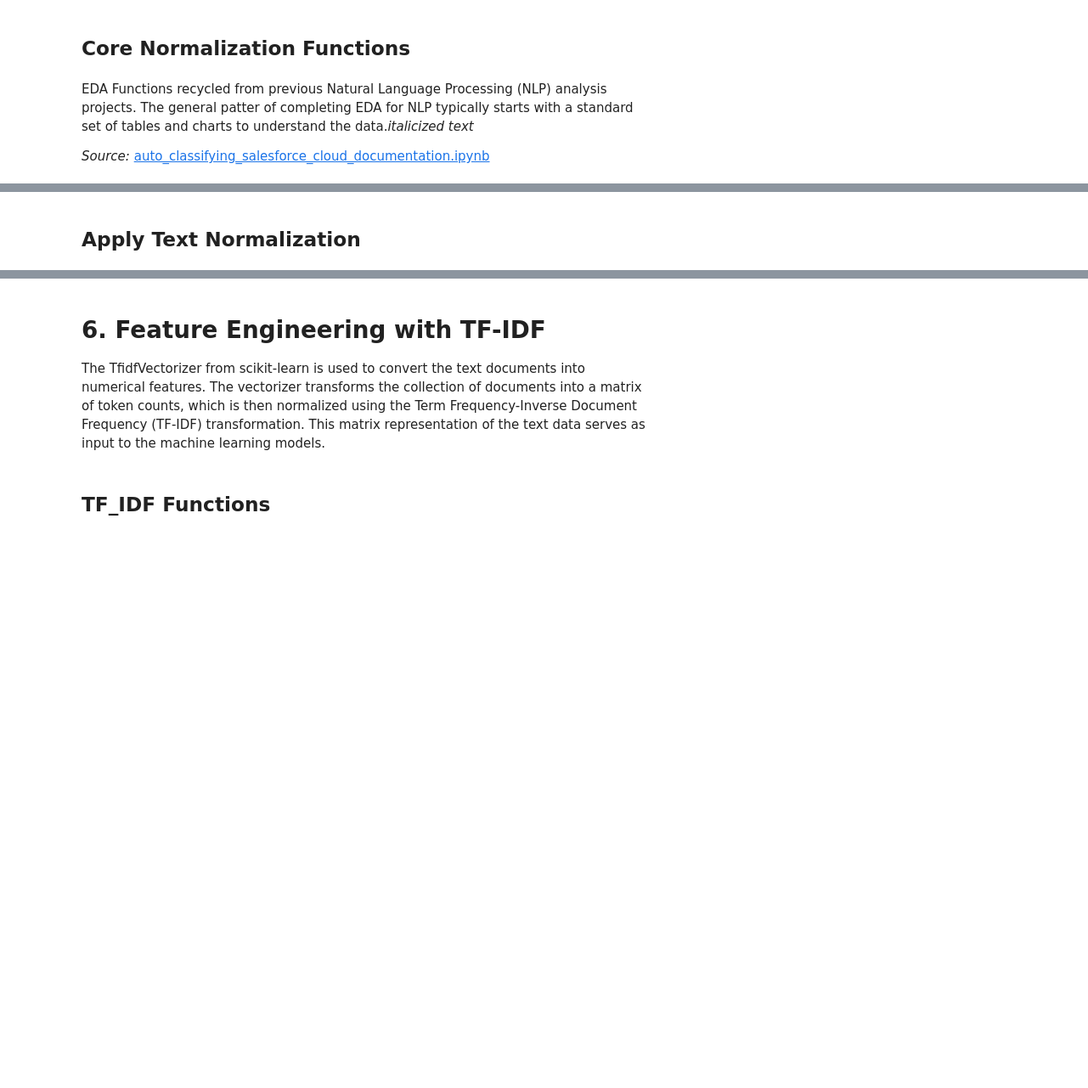
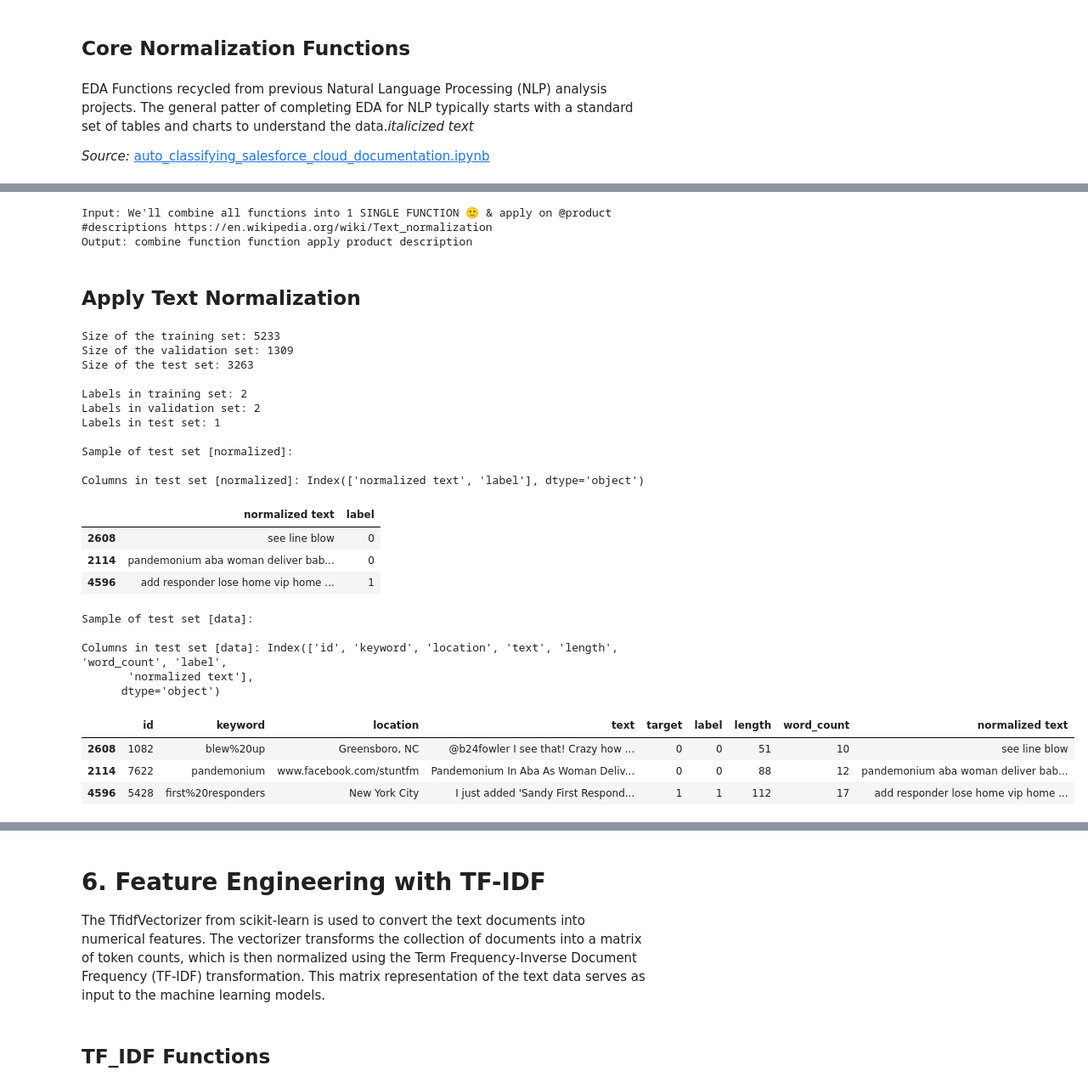
Before and after one commit to TOM-BOHN/MsDS-deep-learing-rnn-disaster-tweets, a Jupyter notebook: deep-learing-rnn-disaster-tweets.ipynb, the cells around one changed output, grey strips where cells are left out. Shown: that part at 85% size. Saved outputs shown, nothing was run; the diff lists cells and outputs as text; code cells hidden in the pictures; blank space fills up the shorter version.

```diff
--- a/deep-learing-rnn-disaster-tweets.ipynb
+++ b/deep-learing-rnn-disaster-tweets.ipynb
@@ -695,7 +699,7 @@ EDA Functions recycled from previous Natural Language Processing (NLP) analysis
 tn_funct = []; tn_desc = []
 
 # RegexpTokenizer
-regexp = RegexpTokenizer("[\w']+")
+regexp =RegexpTokenizer(r"[\w']+")
 
 # Converting to lowercase
 def convert_to_lowercase(text):
@@ -775,7 +779,7 @@ if gDEBUG:
 
 # Removing other unicode characters
 def remove_http(text):
-    http = "https?://\S+|www\.\S+" # matching strings beginning with http (but not just "http")
+    http = r"https?://\S+|www\.\S+" # matching strings beginning with http (but not just "http")
     pattern = r"({})".format(http) # creating pattern
     return re.sub(pattern, "", text)
 
@@ -991,8 +1013,7 @@ def text_normalizer(text):
     text = convert_to_lowercase(text)
     text = remove_whitespace(text)
     text = re.sub('\n' , '', text) # converting text to one line
-    text = re.sub('
-', '', text) # removing square brackets
+    text = re.sub(r'\[.*?\]', '', text) # removing square brackets
     text = remove_http(text)
     text = remove_punctuation(text)
     text = remove_html(text)
@@ -1012,6 +1033,9 @@ text = "We'll combine all functions into 1 SINGLE FUNCTION 🙂 & apply on @prod
 print("Input: {}".format(text))
 print("Output: {}".format(text_normalizer(text)))
 print()
+# %% [output]
+Input: We'll combine all functions into 1 SINGLE FUNCTION 🙂 & apply on @product #descriptions https://en.wikipedia.org/wiki/Text_normalization
+Output: combine function function apply product description
 # %%
 # Apply the text normalization to the data sets and summerize the application
 def apply_text_normalizer(data_train, data_val, data_test):
@@ -1055,4 +1079,29 @@ def apply_text_normalizer(data_train, data_val, data_test):
 # %%
 %%time
 # Apply text normalization
-data_train_norm, data_val_norm, data_test_norm, data_train, data_val, data_test = apply_text_normalizer(data_train, data_val, data_test)
+data_train_norm, data_val_norm, data_test_norm, data_train, data_val, data_test = apply_text_normalizer(train_df, valid_df, test_df)
+# %% [output]
+Size of the training set: 5233
+Size of the validation set: 1309
+Size of the test set: 3263
+
+Labels in training set: 2
+Labels in validation set: 2
+Labels in test set: 1
+
+Sample of test set [normalized]:
+
+Columns in test set [normalized]: Index(['normalized text', 'label'], dtype='object')
+|  | normalized text | label |
+| 2608 | see line blow | 0 |
+| 2114 | pandemonium aba woman deliver bab... | 0 |
+| 4596 | add responder lose home vip home ... | 1 |
+Sample of test set [data]:
+
+Columns in test set [data]: Index(['id', 'keyword', 'location', 'text', 'length', 'word_count', 'label',
+       'normalized text'],
+      dtype='object')
+|  | id | keyword | location | text | target | label | length | word_count | normalized text |
+| 2608 | 1082 | blew%20up | Greensboro, NC | @b24fowler I see that! Crazy how ... | 0 | 0 | 51 | 10 | see line blow |
+| 2114 | 7622 | pandemonium | www.facebook.com/stuntfm | Pandemonium In Aba As Woman Deliv... | 0 | 0 | 88 | 12 | pandemonium aba woman deliver bab... |
+| 4596 | 5428 | first%20responders | New York City | I just added 'Sandy First Respond... | 1 | 1 | 112 | 17 | add responder lose home vip home ... |
```
Also changed, not shown: parts of 52 cells of this notebook.
